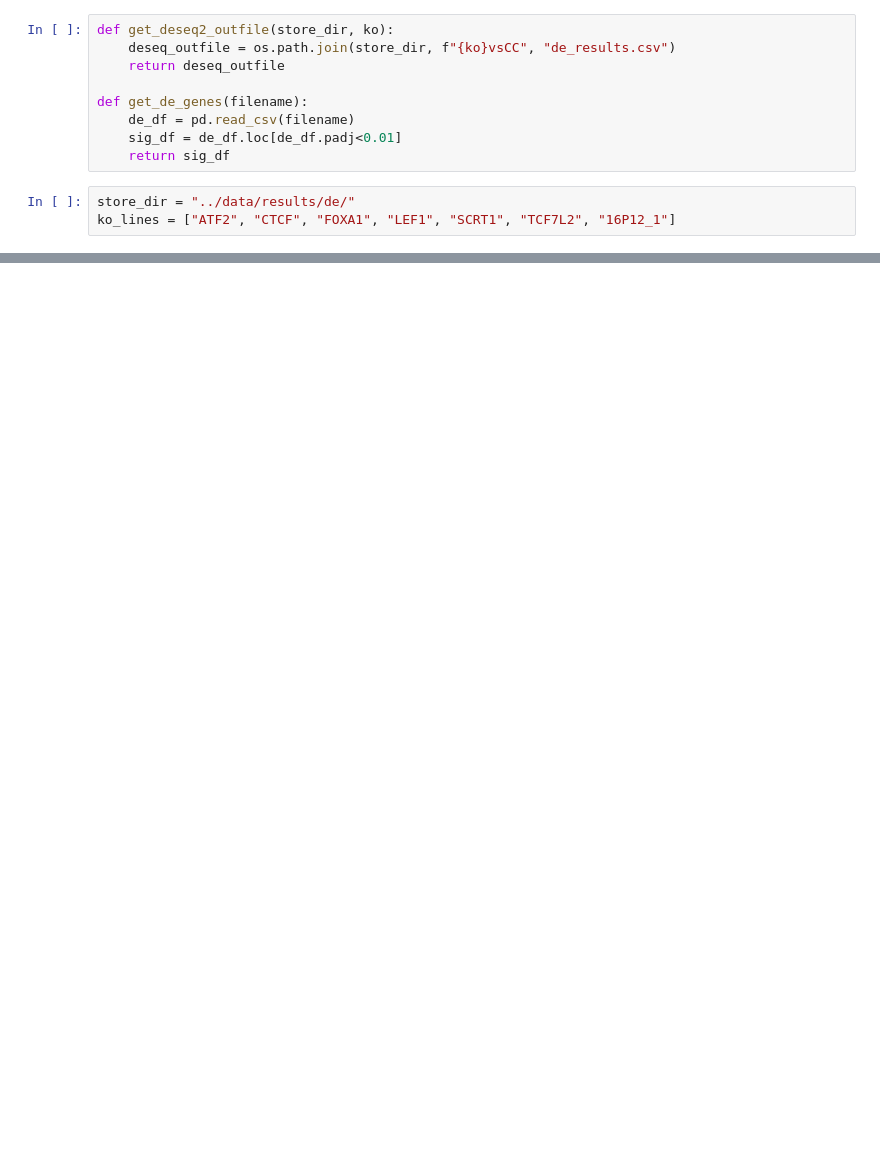
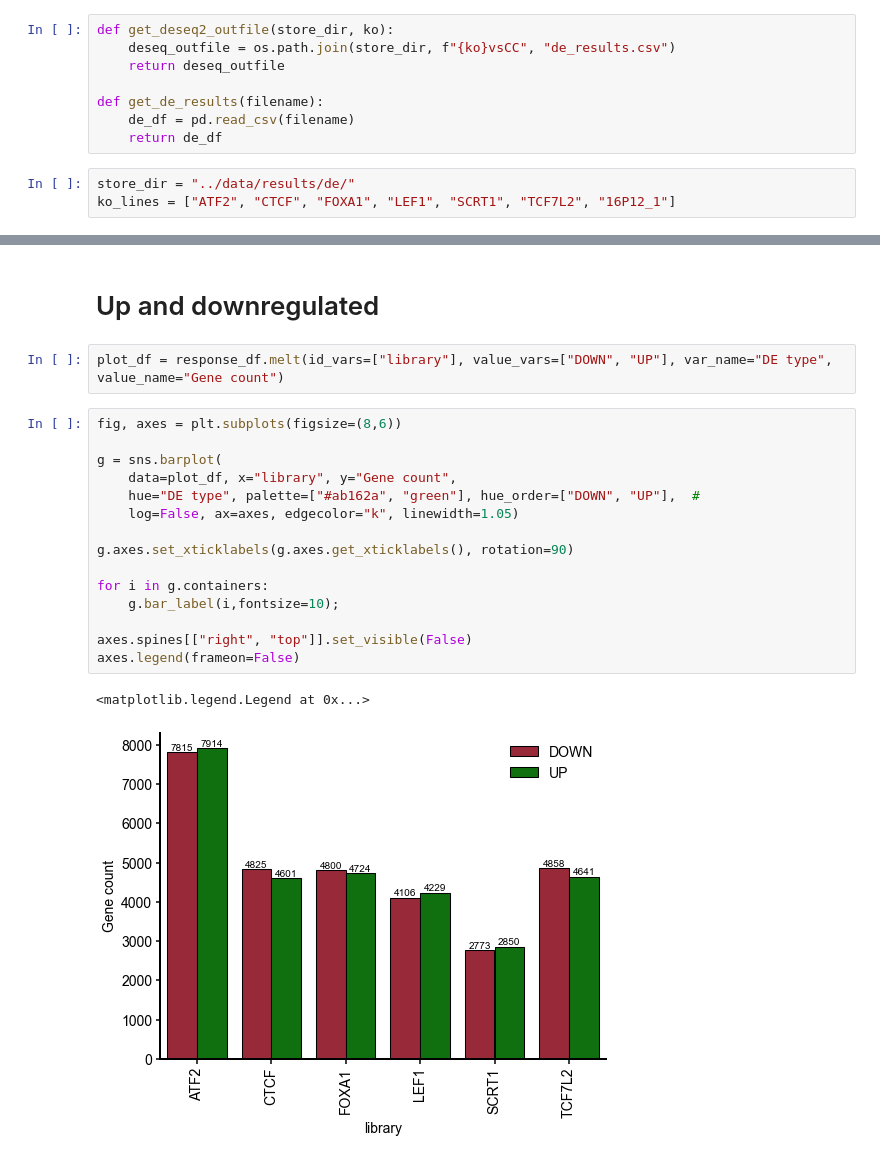
Before and after one commit to deeprob/starrseq_results, a Jupyter notebook: 5_compare_expression_ko_vs_wt/notebooks/0_compare_da_with_de_number.ipynb, the cells around one changed output, grey strips where cells are left out. Cells and saved outputs as stored; diff of their text form; blank space fills up the shorter version.

```diff
--- a/5_compare_expression_ko_vs_wt/notebooks/0_compare_da_with_de_number.ipynb
+++ b/5_compare_expression_ko_vs_wt/notebooks/0_compare_da_with_de_number.ipynb
@@ -6,10 +27,9 @@ def get_deseq2_outfile(store_dir, ko):
     deseq_outfile = os.path.join(store_dir, f"{ko}vsCC", "de_results.csv")
     return deseq_outfile
 
-def get_de_genes(filename):
+def get_de_results(filename):
     de_df = pd.read_csv(filename)
-    sig_df = de_df.loc[de_df.padj<0.01]
-    return sig_df
+    return de_df
 # %%
 store_dir = "../data/results/de/"
 ko_lines = ["ATF2", "CTCF", "FOXA1", "LEF1", "SCRT1", "TCF7L2", "16P12_1"]
@@ -29,0 +91,22 @@ create_ko_df(store_dir, ko_lines)
+# %% [markdown]
+# Up and downregulated
+# %%
+plot_df = response_df.melt(id_vars=["library"], value_vars=["DOWN", "UP"], var_name="DE type", value_name="Gene count")
+# %%
+fig, axes = plt.subplots(figsize=(8,6))
+
+g = sns.barplot(
+    data=plot_df, x="library", y="Gene count",
+    hue="DE type", palette=["#ab162a", "green"], hue_order=["DOWN", "UP"],  #
+    log=False, ax=axes, edgecolor="k", linewidth=1.05)
+
+g.axes.set_xticklabels(g.axes.get_xticklabels(), rotation=90)
+
+for i in g.containers:
+    g.bar_label(i,fontsize=10);
+
+axes.spines[["right", "top"]].set_visible(False)
+axes.legend(frameon=False)
+# %% [output]
+<matplotlib.legend.Legend at 0x...>
+[figure, added]
```
Also changed, not shown: parts of 7 cells of this notebook, 5 other files.
